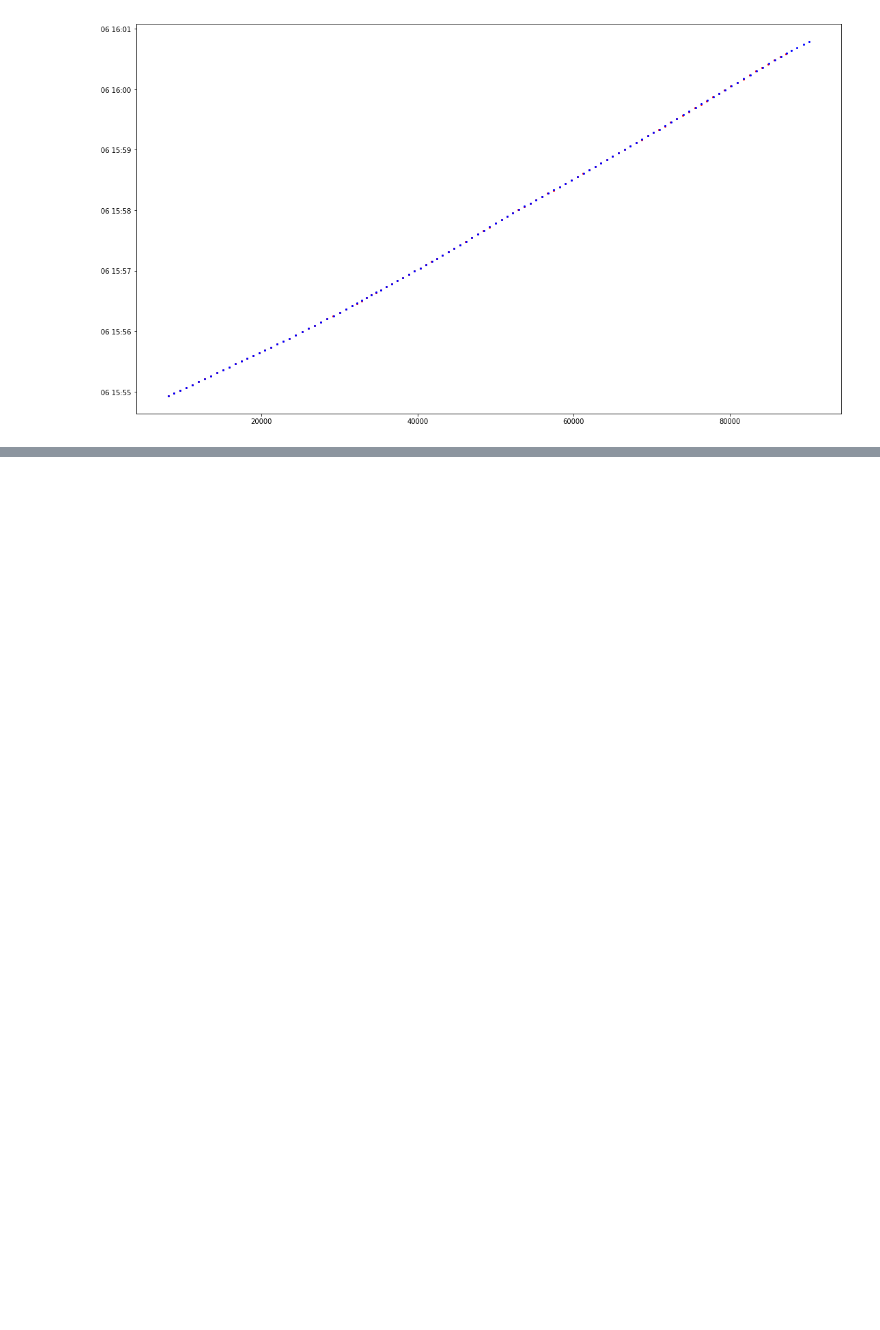
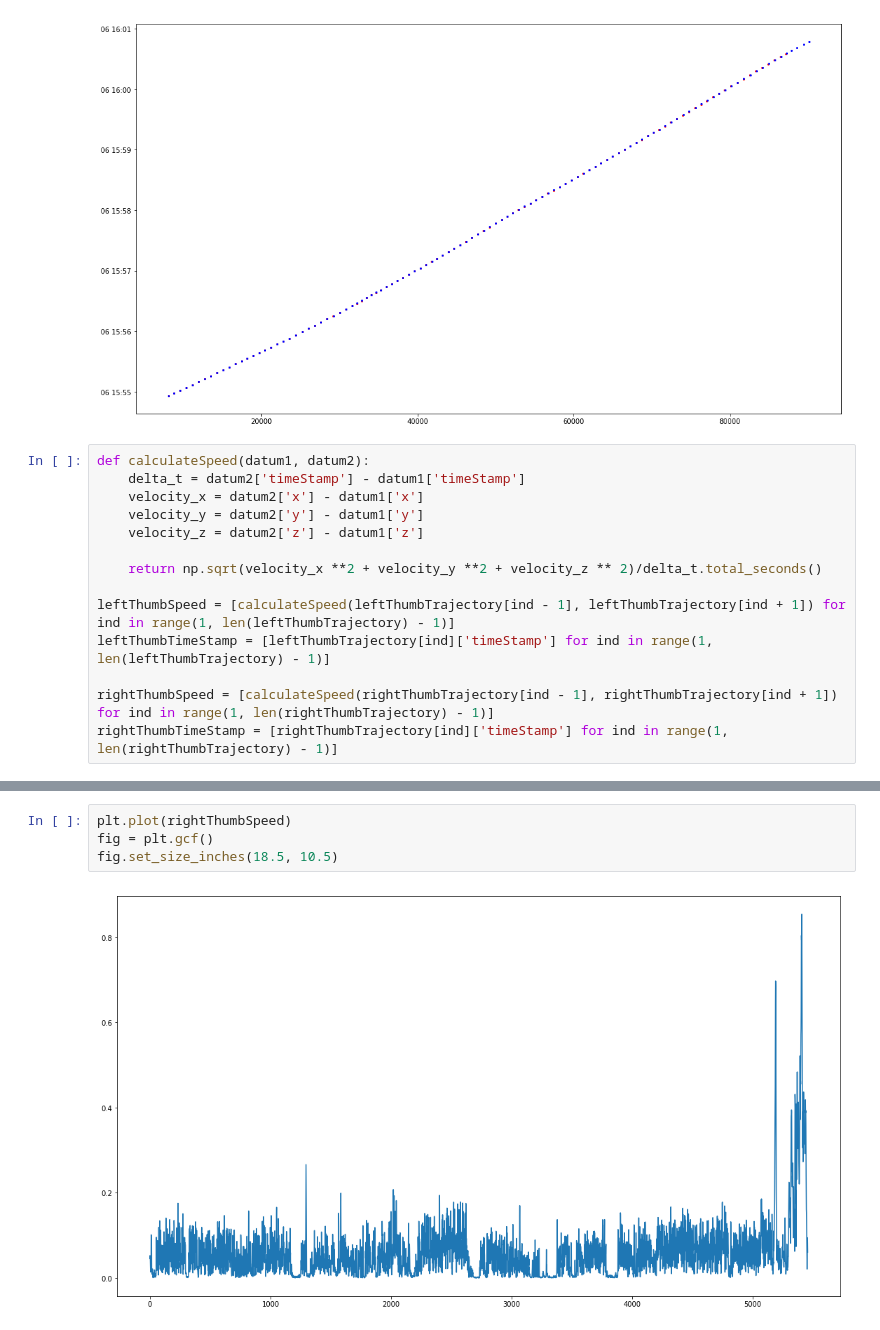
Before and after one commit to dl541/Thumb-Typing-Analysis, a Jupyter notebook: Thumb Typing Analysis.ipynb, the cells around one changed output, grey strips where cells are left out. Cells and saved outputs as stored; diff of their text form; blank space fills up the shorter version.

Commit message:
Add speed, event plot

```diff
--- a/Thumb Typing Analysis.ipynb
+++ b/Thumb Typing Analysis.ipynb
@@ -115,3 +116,17 @@ fig = plt.gcf()
 fig.set_size_inches(18.5, 10.5)
 # %% [output]
 [figure]
+# %%
+def calculateSpeed(datum1, datum2):
+    delta_t = datum2['timeStamp'] - datum1['timeStamp']
+    velocity_x = datum2['x'] - datum1['x']
+    velocity_y = datum2['y'] - datum1['y']
+    velocity_z = datum2['z'] - datum1['z']
+
+    return np.sqrt(velocity_x **2 + velocity_y **2 + velocity_z ** 2)/delta_t.total_seconds()
+
+leftThumbSpeed = [calculateSpeed(leftThumbTrajectory[ind - 1], leftThumbTrajectory[ind + 1]) for ind in range(1, len(leftThumbTrajectory) - 1)]
+leftThumbTimeStamp = [leftThumbTrajectory[ind]['timeStamp'] for ind in range(1, len(leftThumbTrajectory) - 1)]
+
+rightThumbSpeed = [calculateSpeed(rightThumbTrajectory[ind - 1], rightThumbTrajectory[ind + 1]) for ind in range(1, len(rightThumbTrajectory) - 1)]
+rightThumbTimeStamp = [rightThumbTrajectory[ind]['timeStamp'] for ind in range(1, len(rightThumbTrajectory) - 1)]
@@ -117,0 +175,6 @@ fig.set_size_inches(18.5, 10.5)
+# %%
+plt.plot(rightThumbSpeed)
+fig = plt.gcf()
+fig.set_size_inches(18.5, 10.5)
+# %% [output]
+[figure, added]
```
Also changed, not shown: parts of 3 cells of this notebook.
